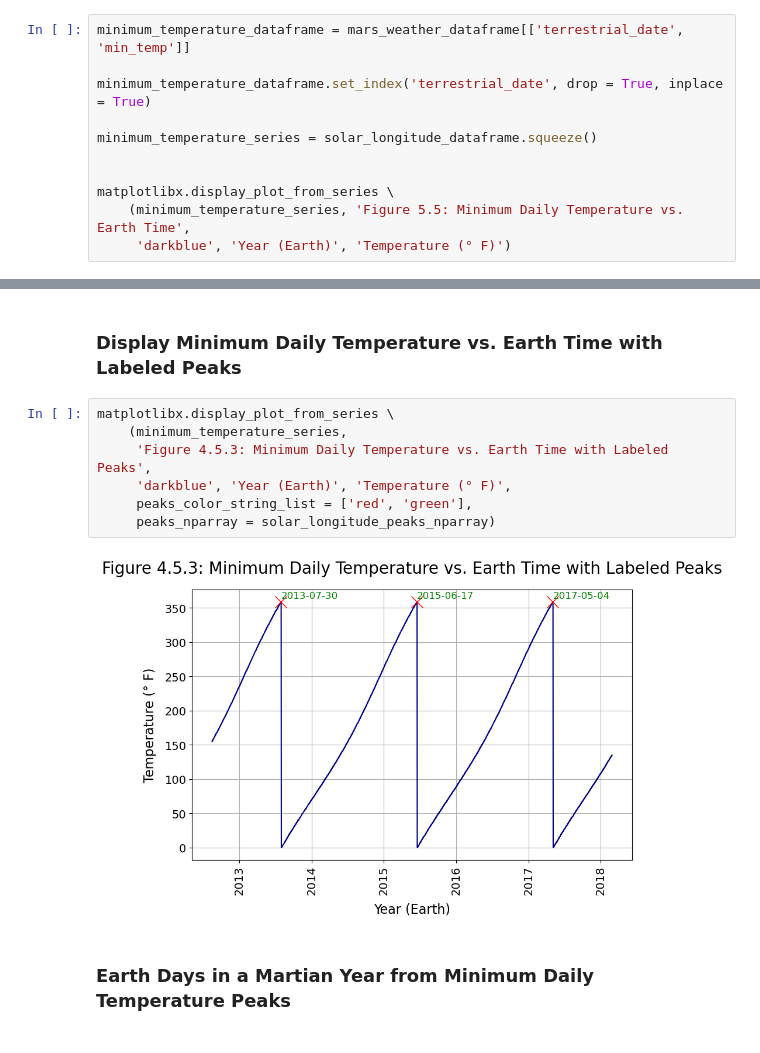
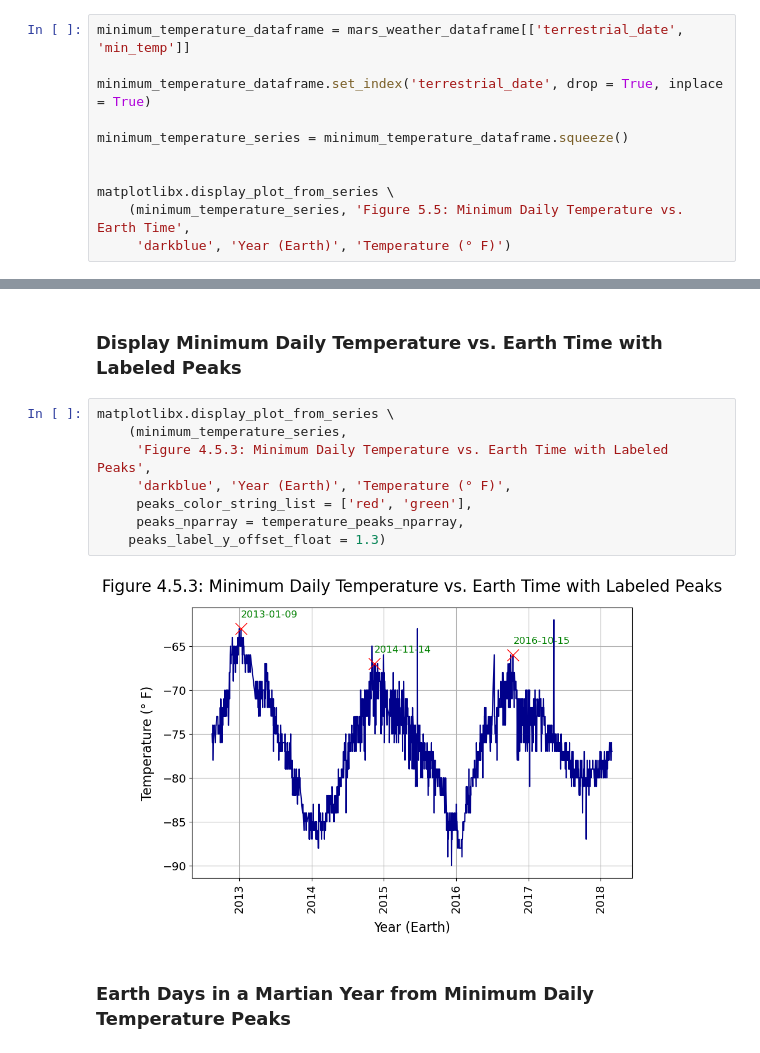
Before and after one commit to njgeorge000158/Mars-News-and-Weather-Analysis-from-Web-Scraping, a Jupyter notebook: mars_weather.ipynb, the cells around one changed output, grey strips where cells are left out. Drawn from its saved outputs; the diff is of its cells as text.

```diff
--- a/mars_weather.ipynb
+++ b/mars_weather.ipynb
@@ -426,7 +426,7 @@ minimum_temperature_dataframe = mars_weather_dataframe[['terrestrial_date', 'min
 
 minimum_temperature_dataframe.set_index('terrestrial_date', drop = True, inplace = True)
 
-minimum_temperature_series = solar_longitude_dataframe.squeeze()
+minimum_temperature_series = minimum_temperature_dataframe.squeeze()
 
 
 matplotlibx.display_plot_from_series \
@@ -450,12 +450,13 @@ logx.log_write_object(temperature_peaks_nparray)
 # %%
 matplotlibx.display_plot_from_series \
     (minimum_temperature_series,
      'Figure 4.5.3: Minimum Daily Temperature vs. Earth Time with Labeled Peaks',
      'darkblue', 'Year (Earth)', 'Temperature (° F)',
      peaks_color_string_list = ['red', 'green'],
-     peaks_nparray = solar_longitude_peaks_nparray)
+     peaks_nparray = temperature_peaks_nparray,
+    peaks_label_y_offset_float = 1.3)
 # %% [output]
-[figure, old version]
+[figure, new version]
 # %% [markdown]
 ### **Earth Days in a Martian Year from Minimum Daily Temperature Peaks**
 # %%
```
Also changed, not shown: parts of 1 cell of this notebook, 1 other file.
